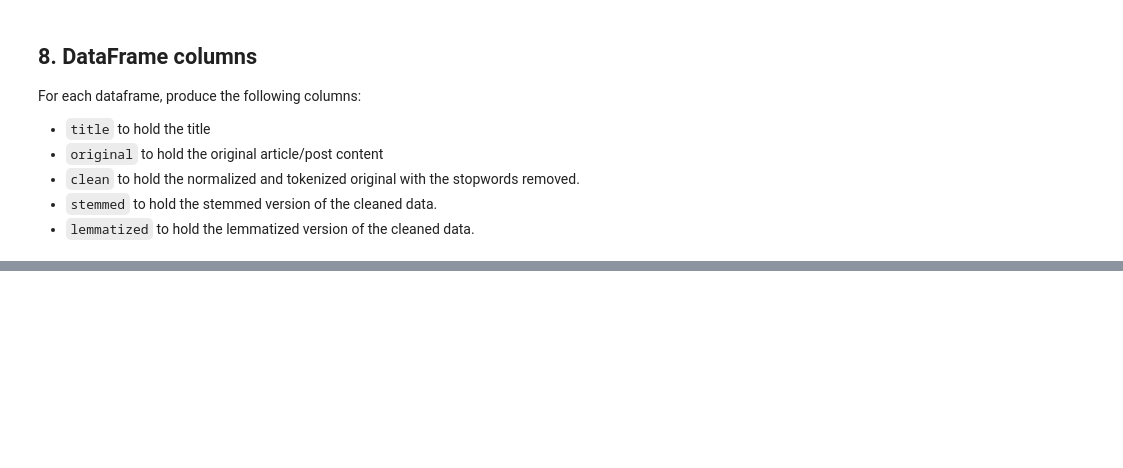
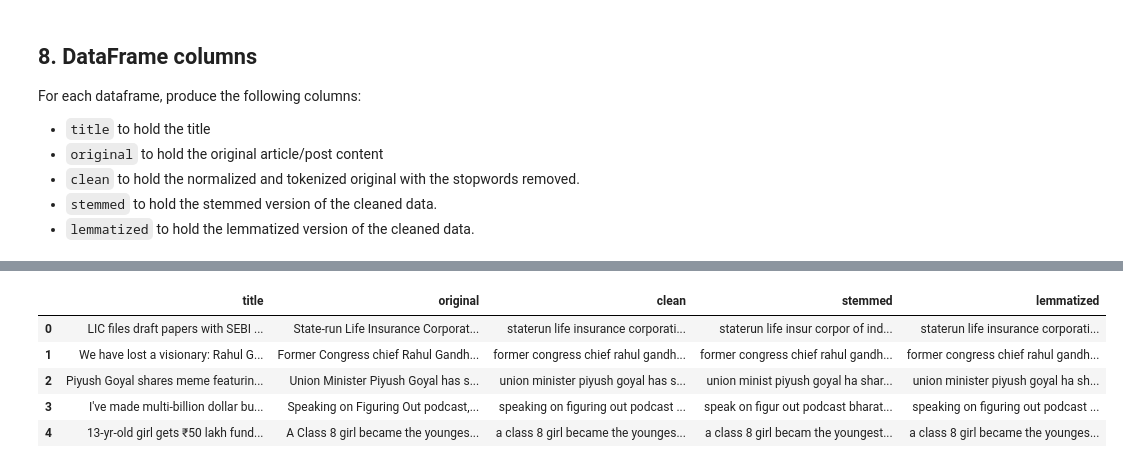
Before and after one commit to stephanie-jones78/nlp_exercises, a Jupyter notebook: 03b_prepare_exercises.ipynb, the cells around one changed output, grey strips where cells are left out. Cells and saved outputs as stored; diff of their text form; code cells hidden in the pictures; blank space fills up the shorter version.

```diff
--- a/03b_prepare_exercises.ipynb
+++ b/03b_prepare_exercises.ipynb
@@ -279,0 +284,3 @@ For each dataframe, produce the following columns:
+# %%
+news = inshorts[['title', 'content']].rename(columns = {'content': 'original'})
+news.head()
@@ -279,0 +294,18 @@ For each dataframe, produce the following columns:
+# %%
+# adding clean column
+news['clean'] = news.original.apply(basic_clean)
+# %%
+# adding stem column
+news['stemmed'] = news.clean.apply(stem)
+# %%
+# adding lemmatized column (from clean column)
+news['lemmatized'] = news.clean.apply(lemmatize)
+# %%
+news.head()
+# %% [output]
+|  | title | original | clean | stemmed | lemmatized |
+| 0 | LIC files draft papers with SEBI ... | State-run Life Insurance Corporat... | staterun life insurance corporati... | staterun life insur corpor of ind... | staterun life insurance corporati... |
+| 1 | We have lost a visionary: Rahul G... | Former Congress chief Rahul Gandh... | former congress chief rahul gandh... | former congress chief rahul gandh... | former congress chief rahul gandh... |
+| 2 | Piyush Goyal shares meme featurin... | Union Minister Piyush Goyal has s... | union minister piyush goyal has s... | union minist piyush goyal ha shar... | union minister piyush goyal ha sh... |
+| 3 | I've made multi-billion dollar bu... | Speaking on Figuring Out podcast,... | speaking on figuring out podcast ... | speak on figur out podcast bharat... | speaking on figuring out podcast ... |
+| 4 | 13-yr-old girl gets ₹50 lakh fund... | A Class 8 girl became the younges... | a class 8 girl became the younges... | a class 8 girl becam the youngest... | a class 8 girl became the younges... |
```
Also changed, not shown: parts of 7 cells of this notebook, 1 other file.
